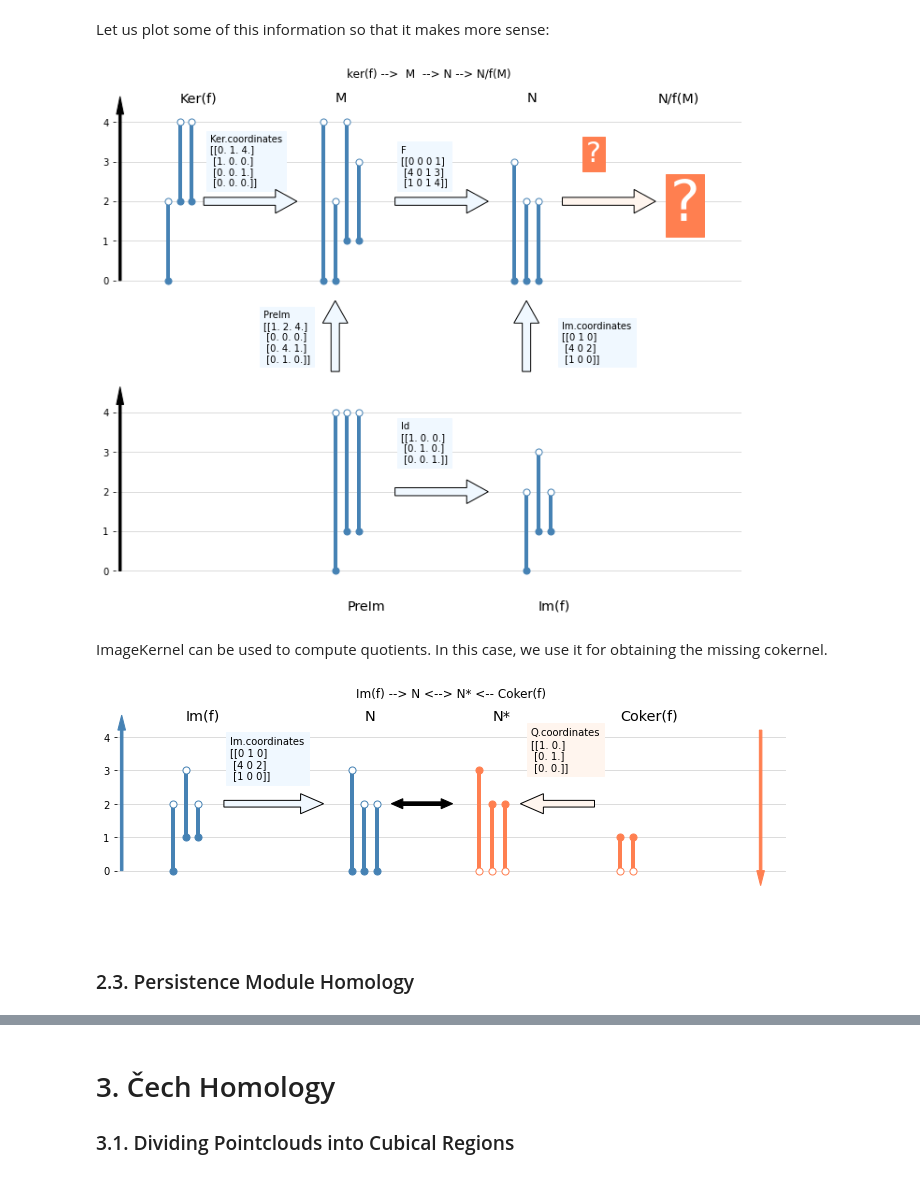
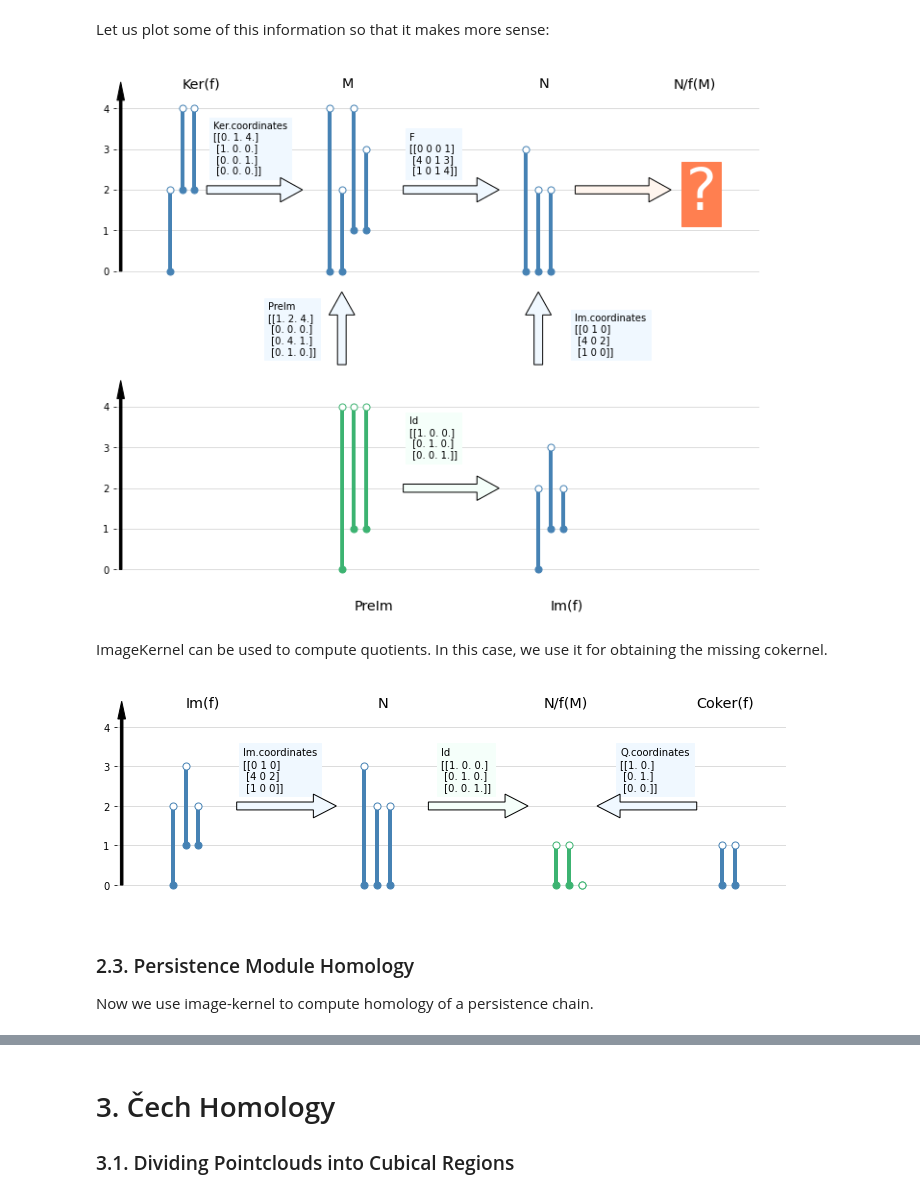
Before and after one commit to atorras1618/PerMaViss, a Jupyter notebook: examples/PerMaViss intro.ipynb, the cells around one changed output, grey strips where cells are left out. Saved outputs shown, nothing was run; the diff lists cells and outputs as text; code cells hidden in the pictures.

Commit message:
PerMaViss intro notebook: done persistence module homology

```diff
--- a/examples/PerMaViss intro.ipynb
+++ b/examples/PerMaViss intro.ipynb
@@ -365,14 +365,6 @@ def plot_barcodes(barcode, x_pos, ax, color):
         ax.plot([x_pos, x_pos], [bar[0], bar[1]], linewidth=4, c=color, zorder=2.5)
         ax.scatter([x_pos], [bar[0]], s=50, c=color, zorder=3)
         ax.scatter([x_pos], [bar[1]], s=50, facecolors='white', edgecolors=color, zorder=3)
-        x_pos+=0.5
-    return x_pos
-
-def plot_dual_barcodes(barcode, x_pos, ax, color):
-    for bar in barcode:
-        ax.plot([x_pos, x_pos], [bar[0], bar[1]], linewidth=4, c=color, zorder=2.5)
-        ax.scatter([x_pos], [bar[1]], s=50, c=color, zorder=3)
-        ax.scatter([x_pos], [bar[0]], s=50, facecolors='white', edgecolors=color, zorder=3)
         x_pos+=0.5
     return x_pos
 
@@ -386,7 +378,6 @@ ax1 = fig.add_subplot(gs[2,0])
 
 # plot sequence ker(f) -->  M  --> N --> N/f(M) ##############################################################
 ax0.set(frame_on=False)
-ax0.set_title("ker(f) -->  M  --> N --> N/f(M)")
 ax0.grid(c='lightgray')
 ax0.arrow(0, 0, 0, 4.2, width=0.1, color='black', zorder=2.5)
 ax0.set_xticks([])
@@ -411,7 +402,6 @@ x_pos+=5
 ax0.text(x_pos+0.5, 4.5, "N", fontsize='x-large')
 x_pos = plot_barcodes(base_N.barcode, x_pos, ax0, 'steelblue')
 ax0.arrow(x_pos+0.5, 2, 3, 0, width=0.2, zorder=2.5, facecolor='seashell')
-ax0.text(x_pos+1.5, 3, "?", fontsize=30, backgroundcolor='coral', color='white')
 # plot N/f(M)
 x_pos+=4
 ax0.text(x_pos+0.5, 4.5, "N/f(M)", fontsize='x-large')
@@ -442,10 +432,10 @@ ax1.set_ylim([-0.5,5])
 x_pos=9
 preim_barcode = np.array([[0,4],[1,4],[1,4]])
 ax1.text(x_pos+0.5, -1, "PreIm", fontsize='x-large')
-x_pos = plot_barcodes(preim_barcode, x_pos, ax1, 'steelblue')
+x_pos = plot_barcodes(preim_barcode, x_pos, ax1, 'mediumseagreen')
 x_pos+=1
-ax1.arrow(x_pos, 2, 3, 0, width=0.2, zorder=2.5, facecolor='aliceblue')
-ax1.text(x_pos+0.25, 2.75, "Id\n" + str(np.identity(3)), backgroundcolor='aliceblue', zorder=2.5)
+ax1.arrow(x_pos, 2, 3, 0, width=0.2, zorder=2.5, facecolor='mintcream')
+ax1.text(x_pos+0.25, 2.75, "Id\n" + str(np.identity(3)), backgroundcolor='mintcream', zorder=2.5)
 # plot N
 x_pos+=5.5
 ax1.text(x_pos+0.5, -1, "Im(f)", fontsize='x-large')
@@ -453,56 +443,56 @@ x_pos = plot_barcodes(Im.barcode, x_pos, ax1, 'steelblue')
 
 plt.savefig("figures/image_kernel_info.png", pad_inches=0.05, bbox_inches=None)
 # %% [output]
-[figure, old version]
+[figure, new version]
 # %% [markdown]
 ImageKernel can be used to compute quotients. In this case, we use it for obtaining the missing cokernel.
 # %%
 barcode_M_N = np.concatenate([base_M.barcode, base_N.barcode], axis=0)
 base_M_N = barcode_basis(barcode_M_N)
 F_Id = np.concatenate([F, np.identity(base_N.dim)], axis=1)
 
 Q, _, = image_kernel(base_M_N, base_N, F_Id, p=5, start_index=4)
 
 fig = plt.figure(figsize=(12,4))
 ax = fig.add_subplot(1,1,1)
 
-# plot short exact sequence Im(f) --> N --> Coker(f) ##############################################################
+# plot sequence Im(f) -->  N  --> N/f(M) <-- Coker(f) ##############################################################
 ax.set(frame_on=False)
-ax.set_title("Im(f) --> N <--> N* <-- Coker(f)")
 ax.grid(c='lightgray')
-ax.arrow(0, 0, 0, 4.2, width=0.1, color='steelblue', zorder=2.5)
-ax.arrow(25, 4.2, 0, -4.2, width=0.1, color='coral', zorder=2.5)
+ax.arrow(0, 0, 0, 4.2, width=0.1, color='black', zorder=2.5)
 ax.set_xticks([])
 ax.set_yticks(range(5))
 ax.set_xlim([-0.2,26])
-ax.set_ylim([-1.5,5])
+ax.set_ylim([-0.5,5])
 # plot ker(f)
 x_pos = 2
 ax.text(x_pos+0.5, 4.5, "Im(f)", fontsize='x-large')
 x_pos = plot_barcodes(Im.barcode, x_pos, ax, 'steelblue')
-x_pos+=0.5
+x_pos+=1
+ax.text(x_pos+0.25, 2.4, "Im.coordinates\n" + str(Im.coordinates), backgroundcolor='aliceblue', zorder=2)
 ax.arrow(x_pos, 2, 3, 0, width=0.2, zorder=2.5, facecolor='aliceblue')
-ax.text(x_pos+0.25, 2.75, "Im.coordinates\n" + str(Im.coordinates), backgroundcolor='aliceblue', zorder=2.5)
 # plot N
 x_pos+=5
 ax.text(x_pos+0.5, 4.5, "N", fontsize='x-large')
 x_pos = plot_barcodes(base_N.barcode, x_pos, ax, 'steelblue')
-x_pos += 0.5
-ax.arrow(x_pos, 2, 1.5, 0, width=0.1, zorder=2.5, color='black')
-ax.arrow(x_pos+1.5, 2, -1.5, 0, width=0.1, zorder=2.5, color='black')
-# plot N*
-x_pos+=3
-ax.text(x_pos+0.5, 4.5, "N*", fontsize='x-large')
-x_pos = plot_dual_barcodes(base_N.barcode, x_pos, ax, 'coral')
-ax.arrow(x_pos+3, 2, -2, 0, width=0.2, zorder=2.5, facecolor='seashell')
-ax.text(x_pos+0.5, 3, "Q.coordinates\n" + str(Q.coordinates), backgroundcolor='seashell', zorder=2.5)
+ax.text(x_pos+1.5, 2.4, "Id\n" + str(np.identity(3)), backgroundcolor='mintcream', zorder=2.5)
+ax.arrow(x_pos+1, 2, 3, 0, width=0.2, zorder=2.5, facecolor='mintcream')
+# plot N/f(M)
+x_pos+=6
+quotient_barcode = np.array([[0,1],[0,1],[0,0]])
+ax.text(x_pos-0.5, 4.5, "N/f(M)", fontsize='x-large')
+x_pos = plot_barcodes(quotient_barcode, x_pos, ax, 'mediumseagreen')# plot N/f(M)
+ax.text(x_pos+1, 2.4, "Q.coordinates\n" + str(Q.coordinates), backgroundcolor='aliceblue', zorder=2)
+ax.arrow(x_pos+4, 2, -3, 0, width=0.2, zorder=2.5, facecolor='aliceblue')
 # plot Coker(f)
-x_pos+=4
-ax.text(x_pos, 4.5, "Coker(f)", fontsize='x-large')
-plot_dual_barcodes(Q.barcode, x_pos, ax, 'coral')
+x_pos+=5
+ax.text(x_pos-1, 4.5, "Coker(f)", fontsize='x-large')
+x_pos = plot_barcodes(Q.barcode, x_pos, ax, 'steelblue')
 
-plt.show()
+plt.savefig("figures/cokernel.png", pad_inches=0.05, bbox_inches=None)
 # %% [output]
-[figure, old version]
+[figure, new version]
 # %% [markdown]
 ### 2.3. Persistence Module Homology
+
+Now we use image-kernel to compute homology of a persistence chain.
```
Also changed, not shown: parts of 3 cells of this notebook, 3 other files.
